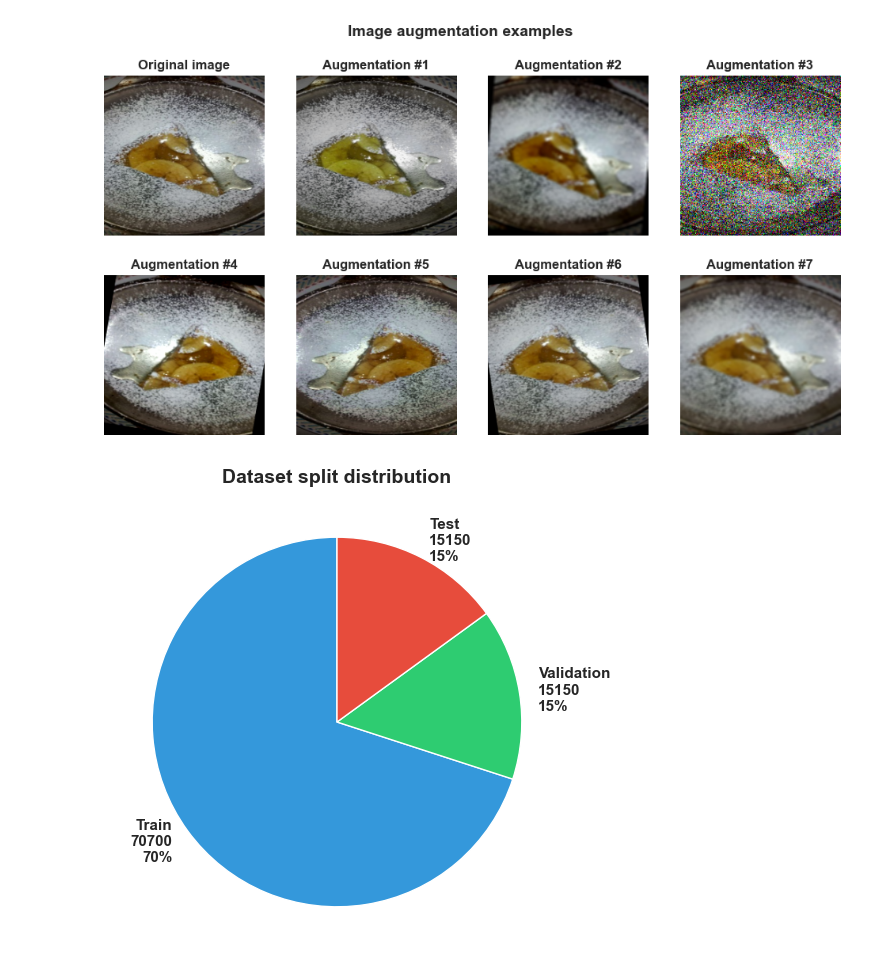
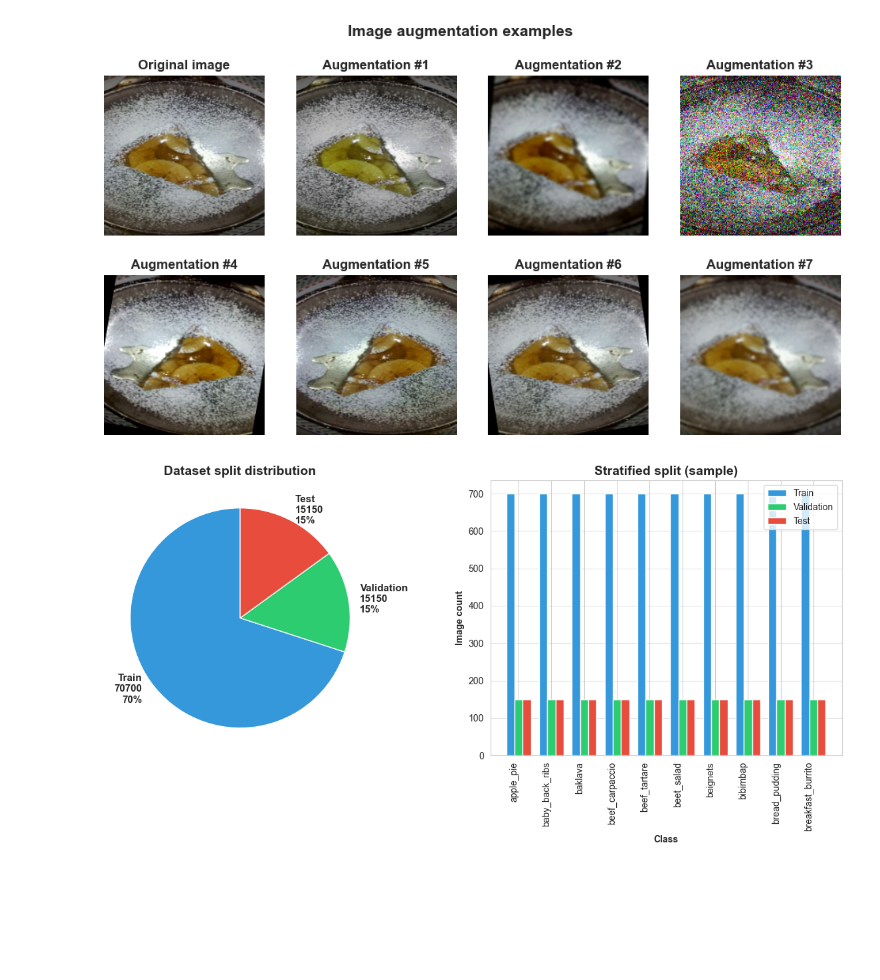
Before and after one commit to mm0narch/me-food, a Jupyter notebook: src/preprocessing/notebook.ipynb, the cells around one changed output. Saved outputs shown, nothing was run; the diff lists cells and outputs as text; code cells hidden in the pictures; blank space fills up the shorter version.

Commit message:
feat: init model training

```diff
--- a/src/preprocessing/notebook.ipynb
+++ b/src/preprocessing/notebook.ipynb
@@ -242,17 +242,39 @@ for cls in sample_cls:
 verification_df=pd.DataFrame(verification_data)
 # %%
 # Split distribution viz
-fig, ax=plt.subplots(1, 1, figsize=(12, 6))
+fig, ax=plt.subplots(1, 2, figsize=(12, 6))
 
 split_counts=[len(train_df), len(val_df), len(test_df)]
 split_labels=[f'Train\n{len(train_df)}\n{len(train_df)/len(df)*100:.0f}%',
               f'Validation\n{len(val_df)}\n{len(val_df)/len(df)*100:.0f}%',
               f'Test\n{len(test_df)}\n{len(test_df)/len(df)*100:.0f}%']
 colors = ['#3498db', '#2ecc71', '#e74c3c']
 
-ax.pie(split_counts, labels=split_labels, colors=colors, startangle=90, textprops={'fontsize': 11, 'fontweight': 'bold'})
-ax.set_title(f'Dataset split distribution', fontsize=14, fontweight='bold')
+ax[0].pie(split_counts, labels=split_labels, colors=colors, startangle=90, textprops={'fontsize': 11, 'fontweight': 'bold'})
+ax[0].set_title(f'Dataset split distribution', fontsize=14, fontweight='bold')
 
+sample_classes_viz = df['class_name'].unique()[:10]
+train_counts = [len(train_df[train_df['class_name'] == cls]) for cls in sample_classes_viz]
+val_counts = [len(val_df[val_df['class_name'] == cls]) for cls in sample_classes_viz]
+test_counts = [len(test_df[test_df['class_name'] == cls]) for cls in sample_classes_viz]
+
+x = np.arange(len(sample_classes_viz))
+width = 0.25
+
+ax[1].bar(x - width, train_counts, width, label='Train', color='#3498db')
+ax[1].bar(x, val_counts, width, label='Validation', color='#2ecc71')
+ax[1].bar(x + width, test_counts, width, label='Test', color='#e74c3c')
+
+ax[1].set_xlabel('Class', fontweight='bold')
+ax[1].set_ylabel('Image count', fontweight='bold')
+ax[1].set_title('Stratified split (sample)', fontweight='bold', fontsize=14)
+ax[1].set_xticks(x)
+ax[1].set_xticklabels(sample_classes_viz, rotation=90, ha='right')
+ax[1].legend()
+ax[1].grid(axis='y', alpha=0.5)
+
+plt.tight_layout()
+plt.savefig('figures/stratified_split_distribution.png', dpi=300, bbox_inches='tight')
 plt.show()
 # %% [output]
-[figure, old version]
+[figure, new version]
```
Also changed, not shown: 2 other files.
